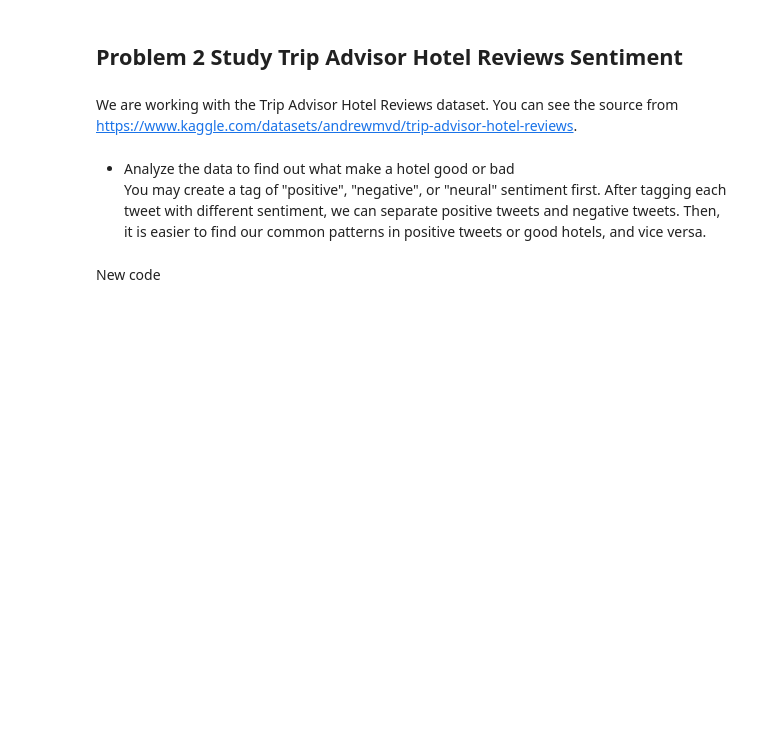
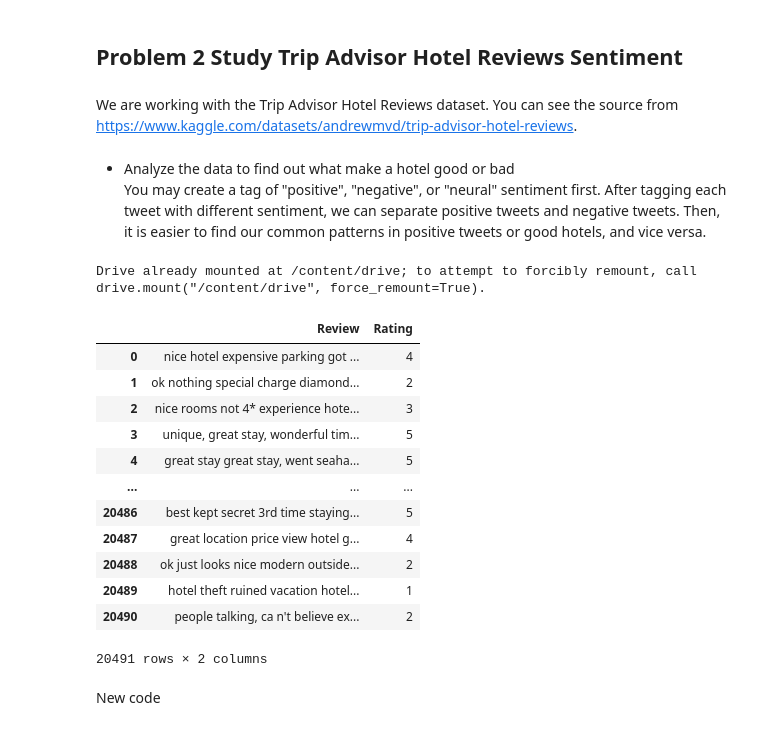
Before and after one commit to Sashimimeow/-SC_Data_Visualization, a Jupyter notebook: Project1_66PTJL.ipynb, the cells around one changed output. Drawn from its saved outputs; the diff is of its cells as text; code cells hidden in the pictures; blank space fills up the shorter version.

```diff
--- a/Project1_66PTJL.ipynb
+++ b/Project1_66PTJL.ipynb
@@ -192,5 +199,26 @@ We are working with the Trip Advisor Hotel Reviews dataset. You can see the sour
 # remove other symbols?
 # analyze word frequency in each sentiment type and so on
 # create some data visualization for the analysis and your presentation
+# %%
+from google.colab import drive
+drive.mount('/content/drive')
+# %% [output]
+Drive already mounted at /content/drive; to attempt to forcibly remount, call drive.mount("/content/drive", force_remount=True).
+# %%
+pd.read_csv('/content/drive/MyDrive/Data warehouse/tripadvisor_hotel_reviews - tripadvisor_hotel_reviews.csv')
+# %% [output]
+|  | Review | Rating |
+| 0 | nice hotel expensive parking got ... | 4 |
+| 1 | ok nothing special charge diamond... | 2 |
+| 2 | nice rooms not 4* experience hote... | 3 |
+| 3 | unique, great stay, wonderful tim... | 5 |
+| 4 | great stay great stay, went seaha... | 5 |
+| ... | ... | ... |
+| 20486 | best kept secret 3rd time staying... | 5 |
+| 20487 | great location price view hotel g... | 4 |
+| 20488 | ok just looks nice modern outside... | 2 |
+| 20489 | hotel theft ruined vacation hotel... | 1 |
+| 20490 | people talking, ca n't believe ex... | 2 |
+20491 rows × 2 columns
 # %%
 # label each tweet as positive, negative, and neural sentiment
```
Also changed, not shown: parts of 9 cells of this notebook.
